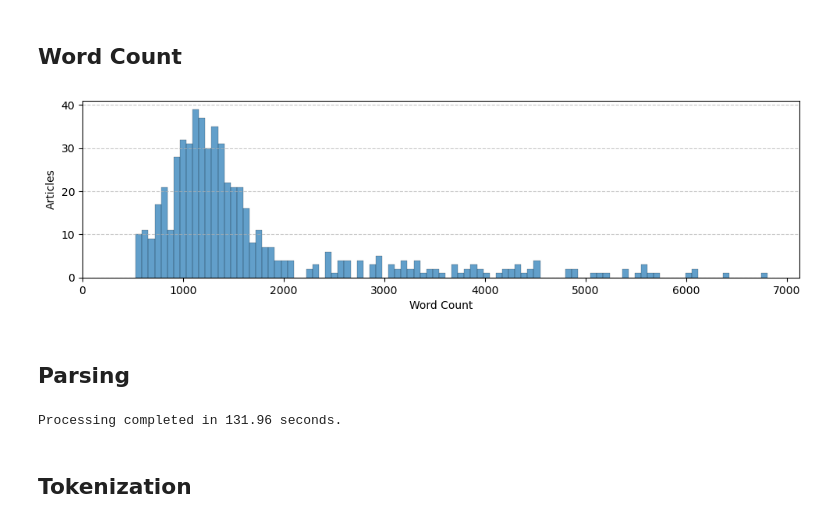
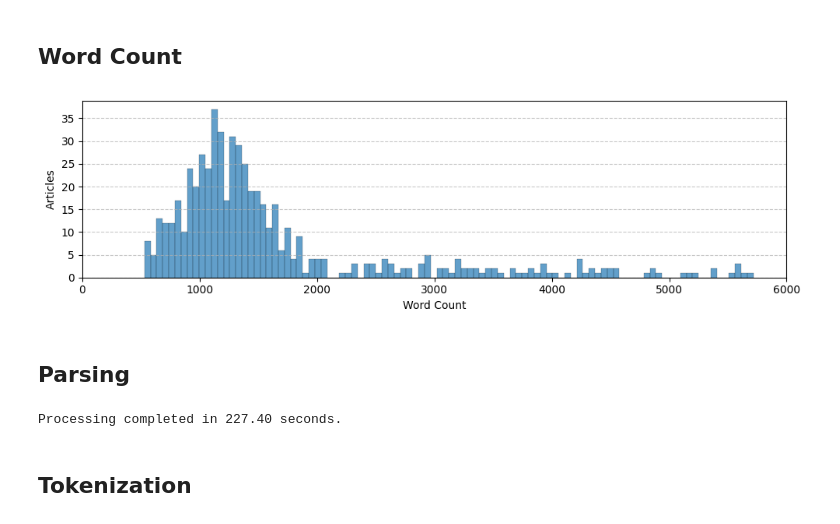
Before and after one commit to AlbaTaboada/Edgelands, a Jupyter notebook: Full_text_analysis(Alba).ipynb, the cells around one changed output. Drawn from its saved outputs; the diff is of its cells as text; code cells hidden in the pictures.

```diff
--- a/Full_text_analysis(Alba).ipynb
+++ b/Full_text_analysis(Alba).ipynb
@@ -95,22 +91,22 @@ Records range from 2021 to 2024
 # %%
 # Calculate and filter word count
 df["word_count"] = df["text"].str.split().str.len()
-df = df[df["word_count"].between(500, 8000)]
+df = df[df["word_count"].between(500, 6000)]
 
 # Plot histogram
 plt.figure(figsize=(10, 3))
 plt.hist(df["word_count"], bins=100, edgecolor="black", alpha=0.7, linewidth=0.2)
 plt.xlabel("Word Count")
 plt.ylabel("Articles")
 plt.grid(axis="y", linestyle="--", alpha=0.7)
 
 # Set x-axis ticks at every 200 units
 plt.xticks(range(0, df["word_count"].max() + 1000, 1000))
 
 plt.tight_layout()
 plt.show()
 # %% [output]
-[figure, old version]
+[figure, new version]
 # %% [markdown]
 ## Parsing
 # %%
@@ -128,7 +124,7 @@ elapsed_time = time.time() - start_time
 
 print(f"Processing completed in {elapsed_time:.2f} seconds.")
 # %% [output]
-Processing completed in 131.96 seconds.
+Processing completed in 227.40 seconds.
 # %% [markdown]
 ## Tokenization
 # %%
```
Also changed, not shown: parts of 28 cells of this notebook.
